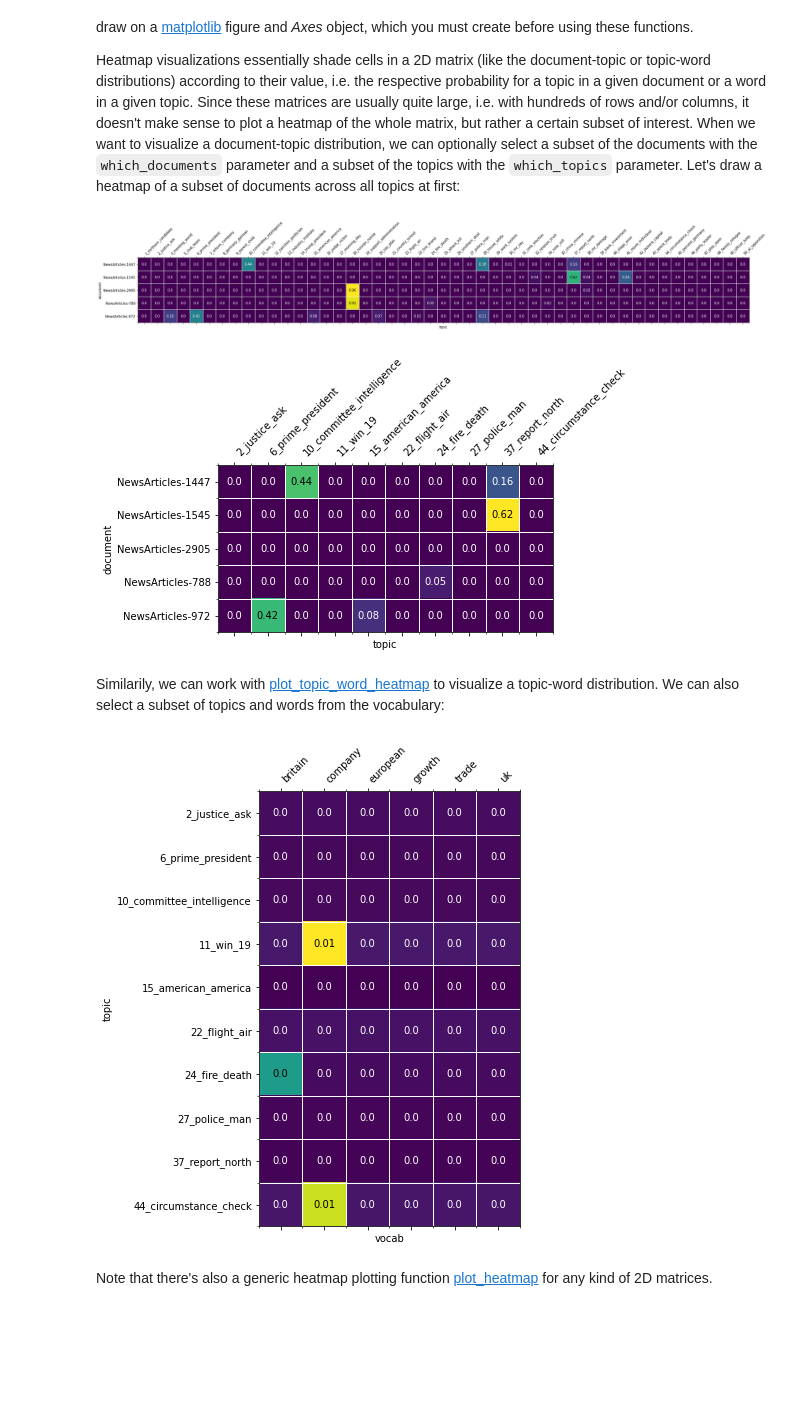
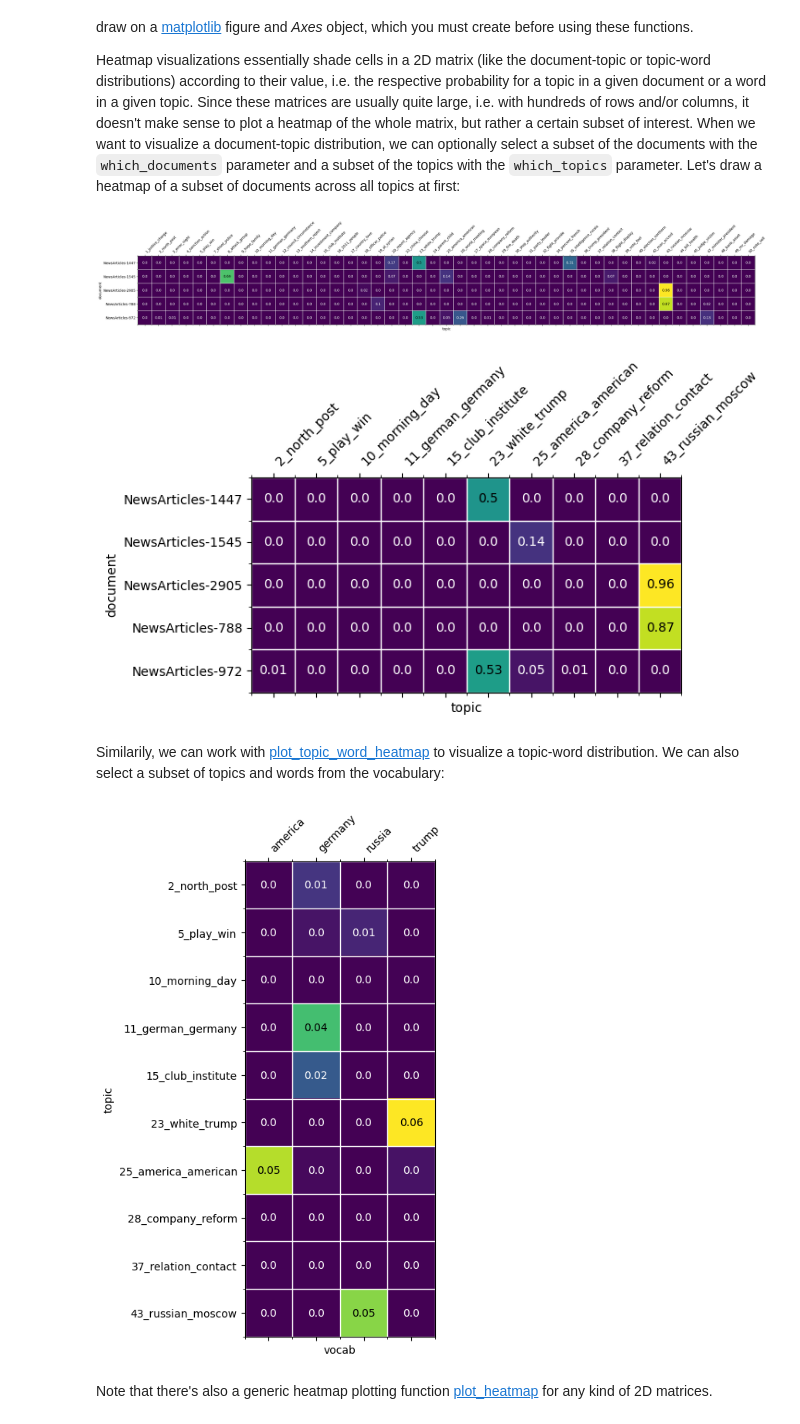
Before and after one commit to internaut/tmtoolkit, a Jupyter notebook: doc/source/topic_modeling.ipynb, the cells around one changed output. Saved outputs shown, nothing was run; the diff lists cells and outputs as text; code cells hidden in the pictures; blank space fills up the shorter version.

```diff
--- a/doc/source/topic_modeling.ipynb
+++ b/doc/source/topic_modeling.ipynb
@@ -801,6 +801,6 @@ The function [exclude_topics](api.rst#tmtoolkit.topicmod.model_stats.exclude_top
 
 For example, suppose the following topics were identified as uninformative:
 # %%
-uninform_topics = [2, 32, 35]
+uninform_topics = [5, 20, 32, 40, 45]
 topic_labels[uninform_topics]
 # %% [output]
@@ -1024,7 +1024,7 @@ plot_doc_topic_heatmap(fig, ax, new_doc_topic, doc_labels_bg,
                        topic_labels=new_topic_labels,
                        which_documents=which_docs);
 # %% [output]
-[figure, old version]
+[figure, new version]
 # %%
 fig, ax = plt.subplots(figsize=(6, 8))
 
@@ -1036,23 +1036,22 @@ plot_doc_topic_heatmap(fig, ax, new_doc_topic, doc_labels_bg,
                        which_documents=which_docs,
                        which_topics=which_topics);
 # %% [output]
-[figure, old version]
+[figure, new version]
 # %% [markdown]
 Similarily, we can work with [plot_topic_word_heatmap](api.rst#tmtoolkit.topicmod.visualize.plot_topic_word_heatmap) to visualize a topic-word distribution. We can also select a subset of topics and words from the vocabulary:
 # %%
 from tmtoolkit.topicmod.visualize import plot_topic_word_heatmap
 
 fig, ax = plt.subplots(figsize=(12, 8))
 
-which_words = ['may', 'european', 'referendum', 'brexit',
-               'eu', 'uk', 'britain', 'company', 'trade', 'growth']
+which_words = ['trump', 'america', 'russia', 'germany']
 
 plot_topic_word_heatmap(fig, ax, new_topic_word, vocab_bg,
                         topic_labels=new_topic_labels,
                         which_topics=which_topics,
                         which_words=which_words);
 # %% [output]
-[figure, old version]
+[figure, new version]
 # %% [markdown]
 Note that there's also a generic heatmap plotting function [plot_heatmap](api.rst#plot-heatmaps-for-topic-models) for any kind of 2D matrices.
 # %% [markdown]
```
Also changed, not shown: parts of 54 cells of this notebook, 11 other files.
